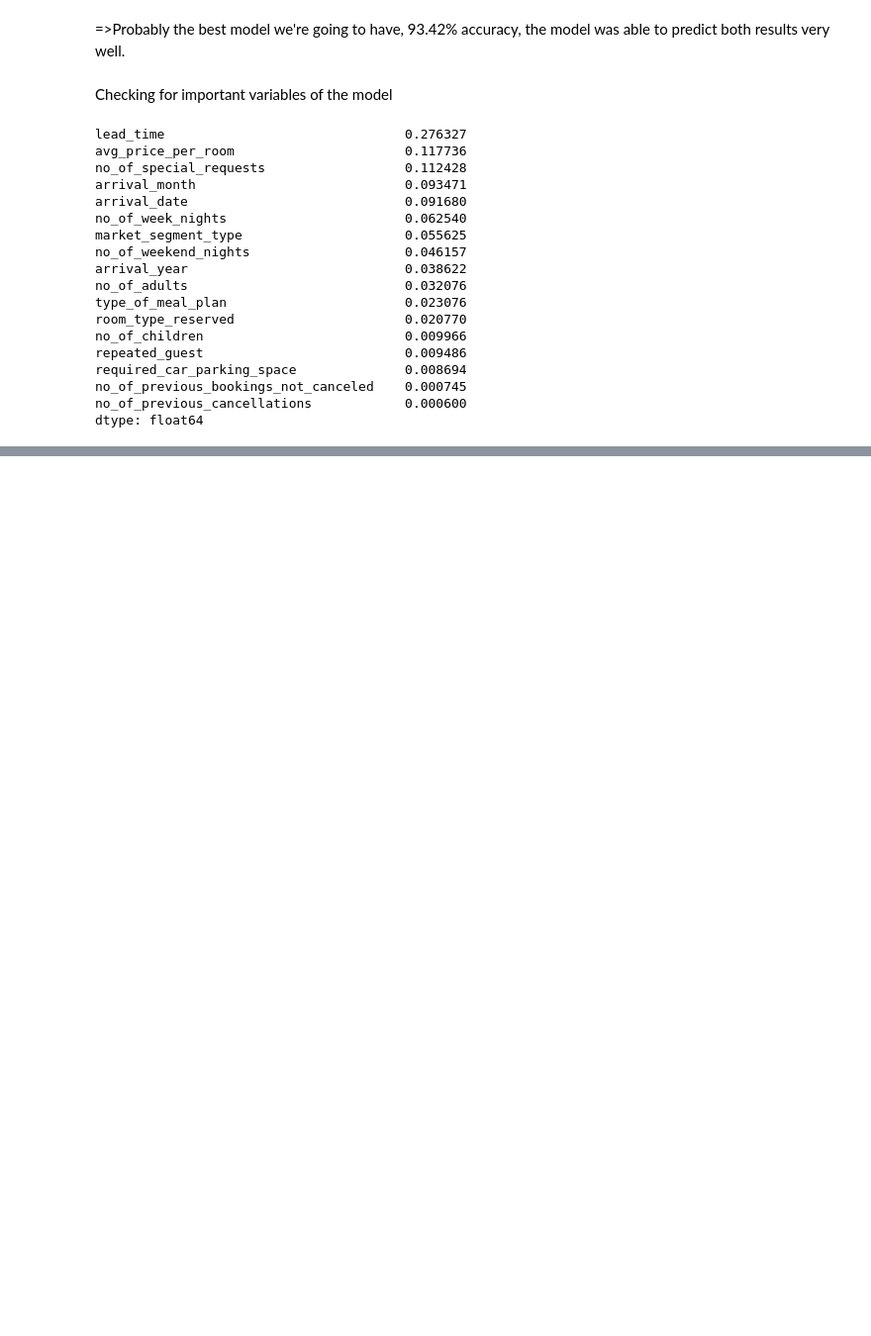
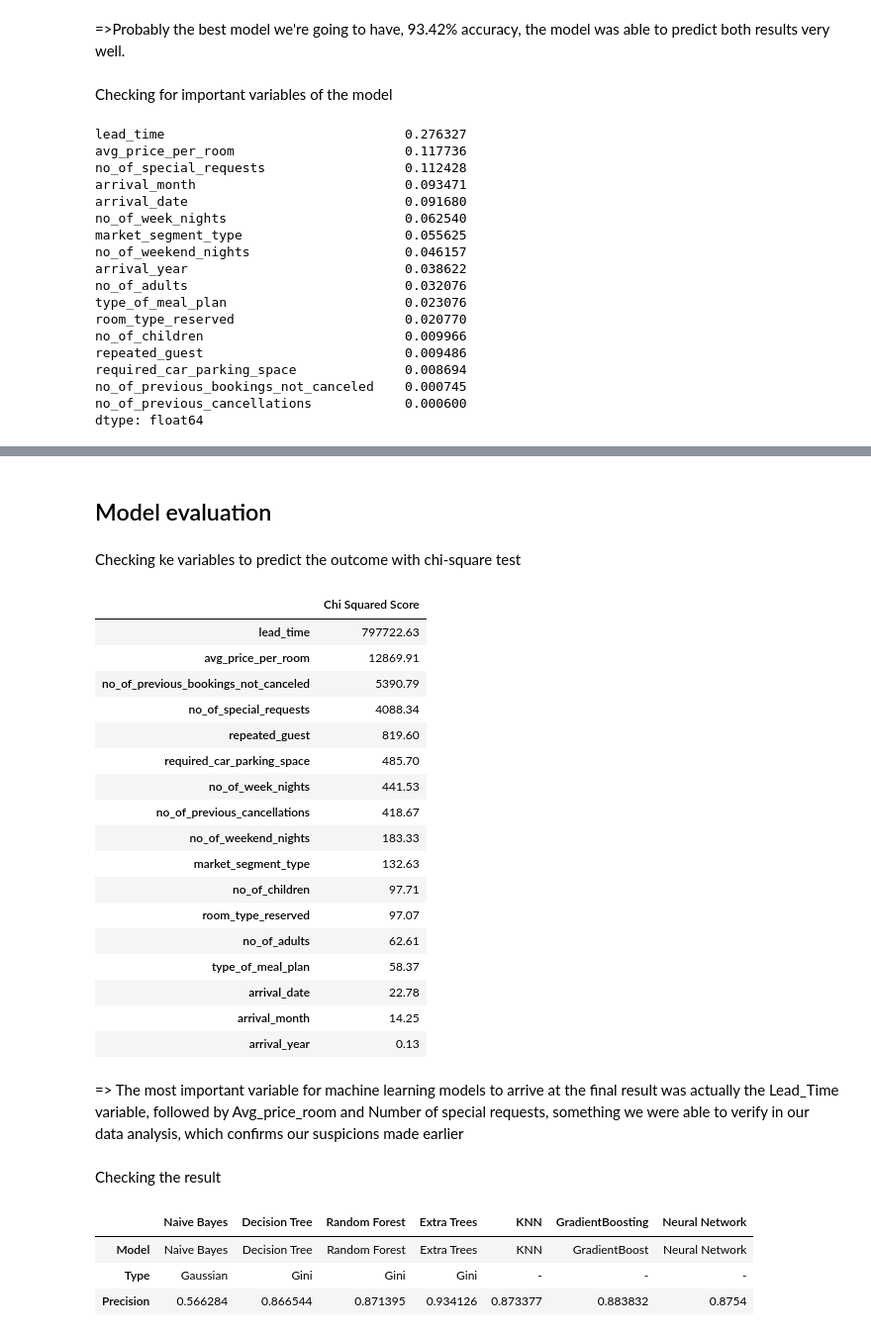
Before and after one commit to nthang2/Reserver-prediction, a Jupyter notebook: Hotel_Reservation.ipynb, the cells around one changed output, grey strips where cells are left out. Shown at 99% size. Saved outputs shown, nothing was run; the diff lists cells and outputs as text; code cells hidden in the pictures; blank space fills up the shorter version.

```diff
--- a/Hotel_Reservation.ipynb
+++ b/Hotel_Reservation.ipynb
@@ -792,0 +894,40 @@ dtype: float64
+# %% [markdown]
+## Model evaluation
+# %% [markdown]
+Checking ke  variables to predict the outcome with chi-square test
+# %%
+from sklearn.feature_selection import SelectKBest
+from sklearn.feature_selection import chi2
+
+features = X
+target = y
+
+best_features = SelectKBest(score_func = chi2,k = 'all')
+fit = best_features.fit(features,target)
+
+featureScores = pd.DataFrame(data = fit.scores_,index = list(columns),columns = ['Chi Squared Score'])
+# %%
+featureScores.sort_values(by = 'Chi Squared Score', ascending = False).round(2)
+# %% [output]
+|  | Chi Squared Score |
+| lead_time | 797722.63 |
+| avg_price_per_room | 12869.91 |
+| no_of_previous_bookings_not_canceled | 5390.79 |
+| no_of_special_requests | 4088.34 |
+| repeated_guest | 819.60 |
+| required_car_parking_space | 485.70 |
+| no_of_week_nights | 441.53 |
+| no_of_previous_cancellations | 418.67 |
+| no_of_weekend_nights | 183.33 |
+| market_segment_type | 132.63 |
+| no_of_children | 97.71 |
+| room_type_reserved | 97.07 |
+| no_of_adults | 62.61 |
+| type_of_meal_plan | 58.37 |
+| arrival_date | 22.78 |
+| arrival_month | 14.25 |
+| arrival_year | 0.13 |
+# %% [markdown]
+=> The most important variable for machine learning models to arrive at the final result was actually the Lead_Time variable, followed by Avg_price_room and Number of special requests, something we were able to verify in our data analysis, which confirms our suspicions made earlier
+# %% [markdown]
+Checking the result
@@ -792,0 +971,7 @@ dtype: float64
+# %%
+resume
+# %% [output]
+|  | Naive Bayes | Decision Tree | Random Forest | Extra Trees | KNN | GradientBoosting | Neural Network |
+| Model | Naive Bayes | Decision Tree | Random Forest | Extra Trees | KNN | GradientBoost | Neural Network |
+| Type | Gaussian | Gini | Gini | Gini | - | - | - |
+| Precision | 0.566284 | 0.866544 | 0.871395 | 0.934126 | 0.873377 | 0.883832 | 0.8754 |
```
Also changed, not shown: parts of 22 cells of this notebook.
